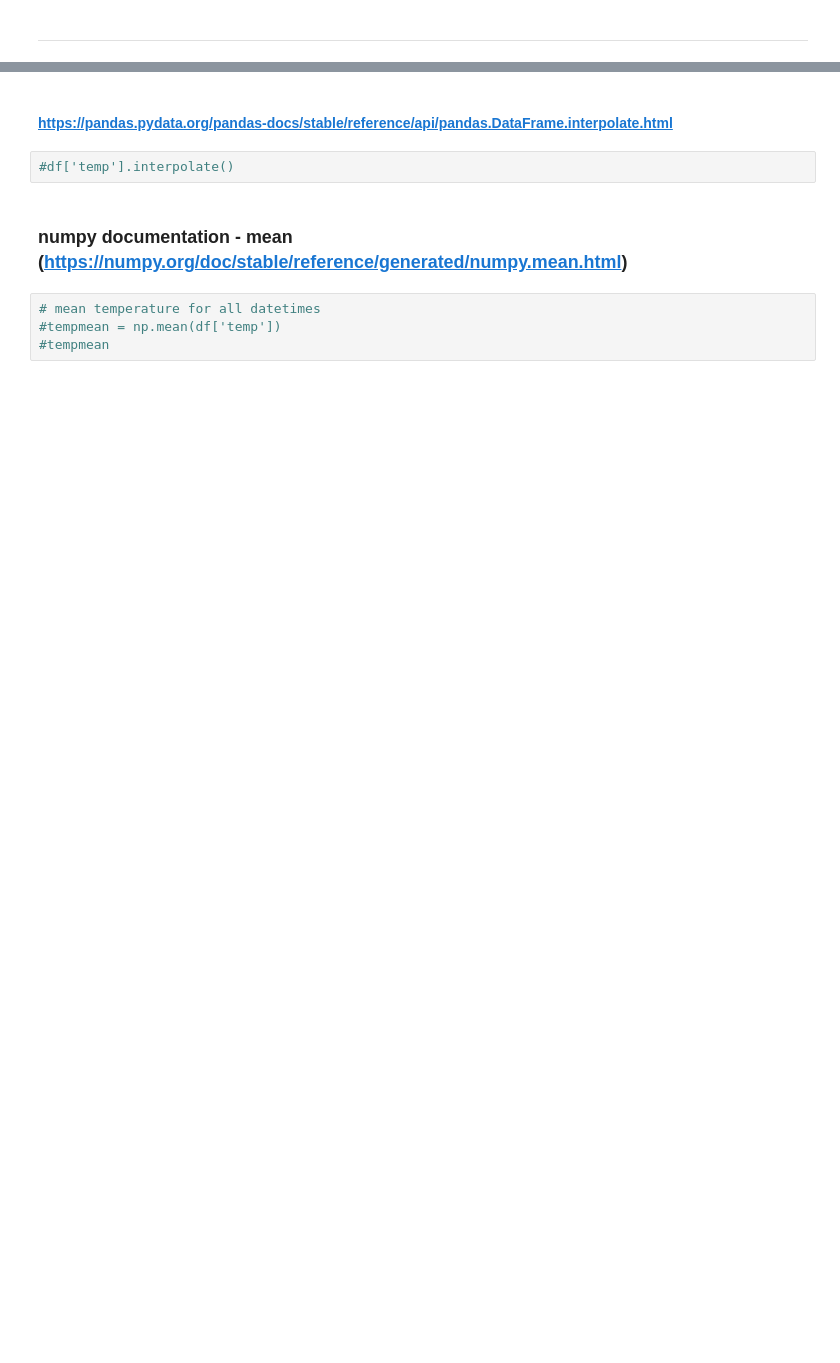
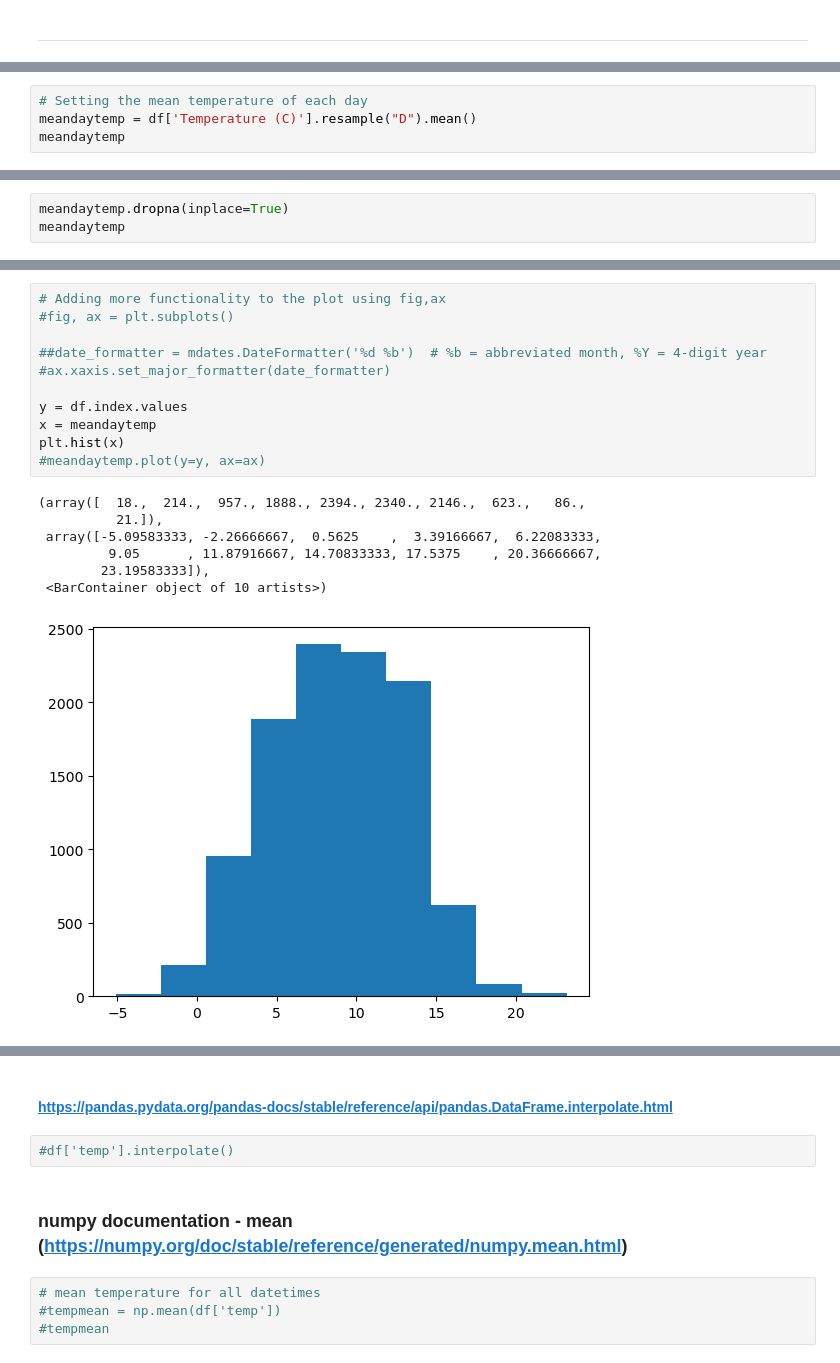
Before and after one commit to FaolanH/programming-for-data-analytics, a Jupyter notebook: pfda-assignments/assignment06_weather.ipynb, the cells around one changed output, grey strips where cells are left out. Cells and saved outputs as stored; diff of their text form; blank space fills up the shorter version.

Commit message:
figuring out how to slice and plot date, specifically mean month

```diff
--- a/pfda-assignments/assignment06_weather.ipynb
+++ b/pfda-assignments/assignment06_weather.ipynb
@@ -204,0 +226,4 @@ Name: 1996-08-01 22:00:00, dtype: object
+# %%
+# Setting the mean temperature of each day
+meandaytemp = df['Temperature (C)'].resample("D").mean()
+meandaytemp
@@ -204,0 +246,3 @@ Name: 1996-08-01 22:00:00, dtype: object
+# %%
+meandaytemp.dropna(inplace=True)
+meandaytemp
@@ -204,0 +263,19 @@ Name: 1996-08-01 22:00:00, dtype: object
+# %%
+# Adding more functionality to the plot using fig,ax
+#fig, ax = plt.subplots()
+
+##date_formatter = mdates.DateFormatter('%d %b')  # %b = abbreviated month, %Y = 4-digit year
+#ax.xaxis.set_major_formatter(date_formatter)
+
+y = df.index.values
+x = meandaytemp
+plt.hist(x)
+#meandaytemp.plot(y=y, ax=ax)
+# %% [output]
+(array([  18.,  214.,  957., 1888., 2394., 2340., 2146.,  623.,   86.,
+          21.]),
+ array([-5.09583333, -2.26666667,  0.5625    ,  3.39166667,  6.22083333,
+         9.05      , 11.87916667, 14.70833333, 17.5375    , 20.36666667,
+        23.19583333]),
+ <BarContainer object of 10 artists>)
+[figure, added]
```
Also changed, not shown: parts of 15 cells of this notebook.
